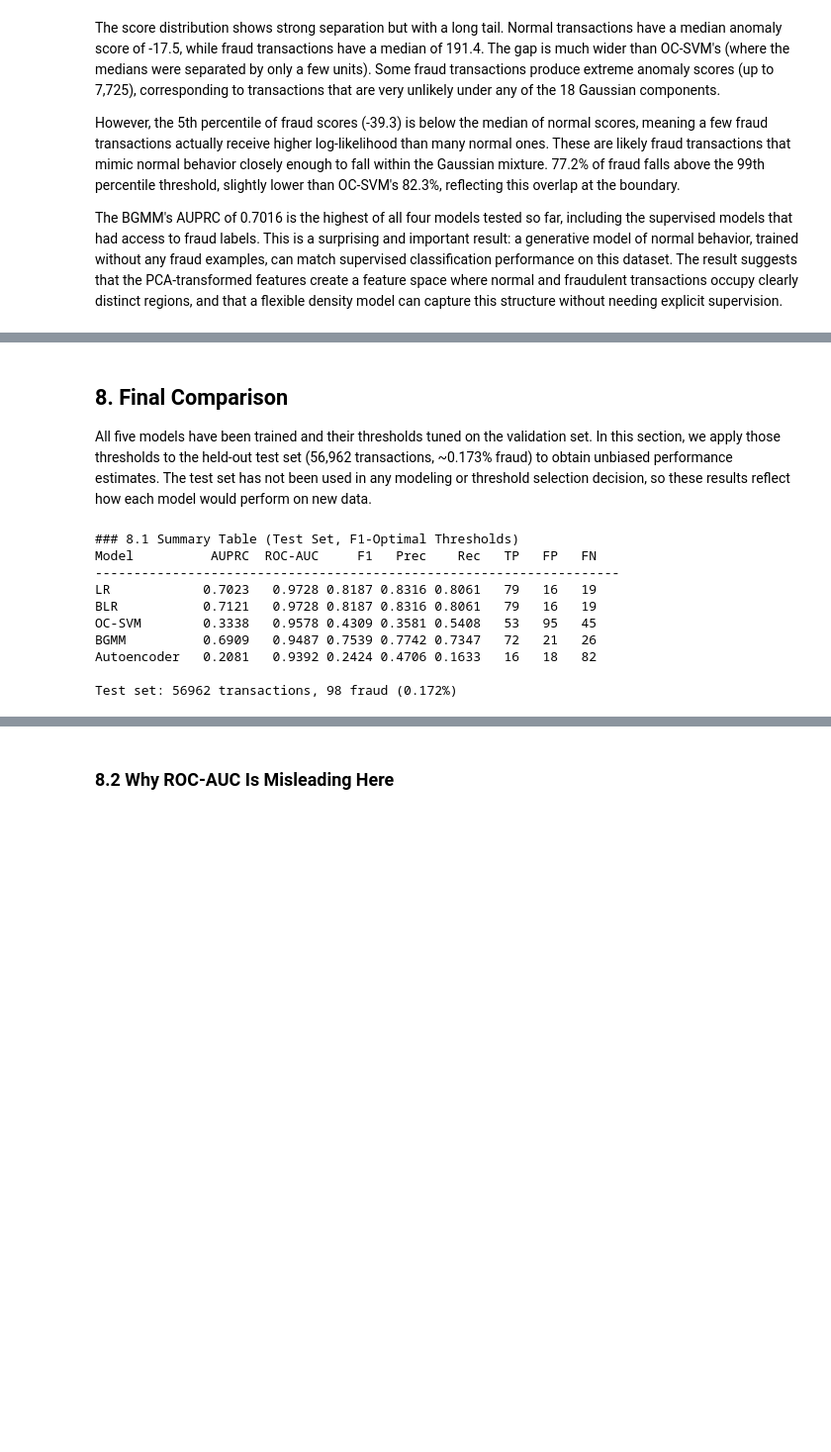
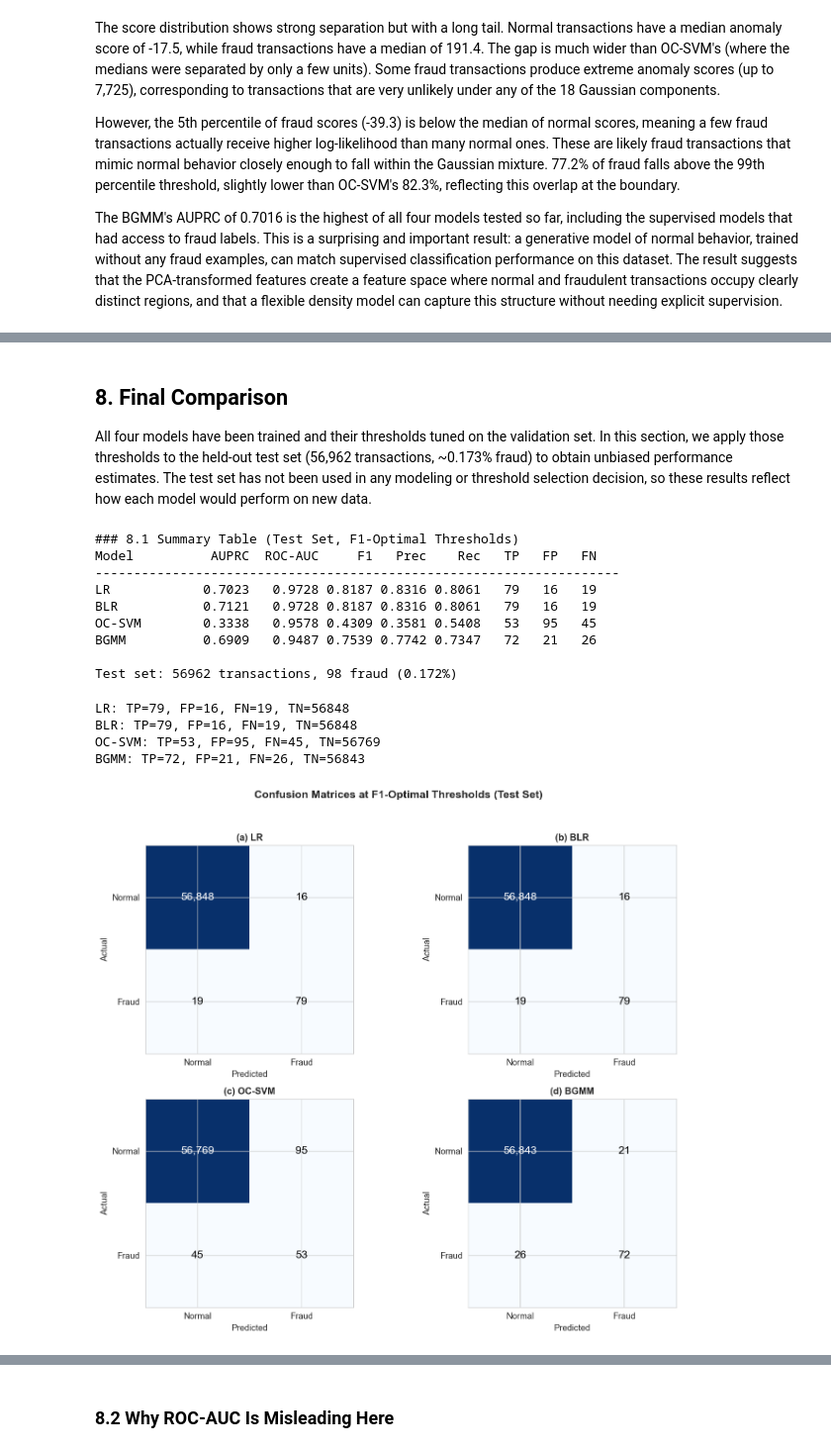
Before and after one commit to adamelhaa/cc-fraud-detection, a Jupyter notebook: notebooks/Notebook.ipynb, the cells around one changed output, grey strips where cells are left out. Shown at 99% size. Cells and saved outputs as stored; diff of their text form; code cells hidden in the pictures; blank space fills up the shorter version.

```diff
--- a/notebooks/Notebook.ipynb
+++ b/notebooks/Notebook.ipynb
@@ -1698,12 +1570,0 @@ The reconstruction error separates the two classes: normal transactions have a m
-# %%
-# training curve: loss over epochs
-fig, ax = plt.subplots(figsize=(8, 4))
-ax.plot(train_losses, label='Train loss', color='#4C72B0', lw=1.5)
-ax.plot(val_losses, label='Validation loss', color='#C44E52', lw=1.5)
-ax.set_xlabel('Epoch')
-ax.set_ylabel('MSE Loss')
-ax.set_title('Autoencoder Training Curve')
-ax.legend()
-plt.tight_layout()
-plt.savefig('../figures/autoencoder_training_curve.png', dpi=150, bbox_inches='tight')
-plt.show()
@@ -1947,7 +1621,7 @@ These thresholds were tuned on the validation set. In the next section, we apply
 # %% [markdown]
 ## 8. Final Comparison
 
-All five models have been trained and their thresholds tuned on the validation set. In this section, we apply those thresholds to the held-out test set (56,962 transactions, ~0.173% fraud) to obtain unbiased performance estimates. The test set has not been used in any modeling or threshold selection decision, so these results reflect how each model would perform on new data.
+All four models have been trained and their thresholds tuned on the validation set. In this section, we apply those thresholds to the held-out test set (56,962 transactions, ~0.173% fraud) to obtain unbiased performance estimates. The test set has not been used in any modeling or threshold selection decision, so these results reflect how each model would perform on new data.
 # %%
 # score all models on the test set
 from sklearn.metrics import (average_precision_score, roc_auc_score,
@@ -1971,13 +1645,6 @@ ocsvm_test_scores = -ocsvm.decision_function(X_test)
 # BGMM test scores (negate log-likelihood so higher = more anomalous)
 bgmm_test_scores = -bgmm.score_samples(X_test)
 
-# autoencoder test scores (reconstruction error)
-ae_model.eval()
-with torch.no_grad():
-    X_test_tensor = torch.FloatTensor(X_test)
-    ae_test_recon = ae_model(X_test_tensor)
-    ae_test_scores = ((X_test_tensor - ae_test_recon) ** 2).mean(dim=1).numpy()
-
 # compute all metrics at tuned thresholds
 test_metrics = {}
 models_test = [
@@ -1985,7 +1652,6 @@ models_test = [
     ('BLR', blr_test_probs, blr_opt_thresh),
     ('OC-SVM', ocsvm_test_scores, ocsvm_opt_thresh),
     ('BGMM', bgmm_test_scores, bgmm_opt_thresh),
-    ('Autoencoder', ae_test_scores, ae_opt_thresh),
 ]
 
 print("### 8.1 Summary Table (Test Set, F1-Optimal Thresholds)")
@@ -2019,6 +1685,59 @@ LR            0.7023   0.9728 0.8187 0.8316 0.8061   79   16   19
 BLR           0.7121   0.9728 0.8187 0.8316 0.8061   79   16   19
 OC-SVM        0.3338   0.9578 0.4309 0.3581 0.5408   53   95   45
 BGMM          0.6909   0.9487 0.7539 0.7742 0.7347   72   21   26
-Autoencoder   0.2081   0.9392 0.2424 0.4706 0.1633   16   18   82
 
 Test set: 56962 transactions, 98 fraud (0.172%)
+# %%
+# Confusion matrices at F1-optimal thresholds, test set
+# (Uses test set scores computed in the next cell; run that cell first if needed)
+from sklearn.metrics import confusion_matrix, f1_score
+
+tuned_results = {}
+model_scores = [
+    ('LR', lr_test_probs, lr_opt_thresh),
+    ('BLR', blr_test_probs, blr_opt_thresh),
+    ('OC-SVM', ocsvm_test_scores, ocsvm_opt_thresh),
+    ('BGMM', bgmm_test_scores, bgmm_opt_thresh),
+]
+
+for name, scores, thresh in model_scores:
+    preds = (scores >= thresh).astype(int)
+    cm = confusion_matrix(y_test, preds)
+    tn, fp, fn, tp = cm.ravel()
+    tuned_results[name] = {'cm': cm, 'tp': tp, 'fp': fp, 'fn': fn, 'tn': tn,
+                           'threshold': thresh}
+    print(f"{name}: TP={tp}, FP={fp}, FN={fn}, TN={tn}")
+
+# plot confusion matrices, 2x2 grid
+model_names = ['LR', 'BLR', 'OC-SVM', 'BGMM']
+labels = ['(a)', '(b)', '(c)', '(d)']
+
+fig, axes = plt.subplots(2, 2, figsize=(12, 10))
+fig.suptitle('Confusion Matrices at F1-Optimal Thresholds (Test Set)', fontsize=14, fontweight='bold', y=0.98)
+
+for idx, (name, label) in enumerate(zip(model_names, labels)):
+    row, col = divmod(idx, 2)
+    ax = axes[row, col]
+    cm = tuned_results[name]['cm']
+    im = ax.imshow(cm, cmap='Blues')
+    for i in range(2):
+        for j in range(2):
+            color = 'white' if cm[i, j] > cm.max() / 2 else 'black'
+            ax.text(j, i, f'{cm[i, j]:,}', ha='center', va='center', color=color, fontsize=14)
+    ax.set_xticks([0, 1])
+    ax.set_yticks([0, 1])
+    ax.set_xticklabels(['Normal', 'Fraud'], fontsize=11)
+    ax.set_yticklabels(['Normal', 'Fraud'], fontsize=11)
+    ax.set_xlabel('Predicted', fontsize=11)
+    ax.set_ylabel('Actual', fontsize=11)
+    ax.set_title(f'{label} {name}', fontsize=12, fontweight='bold')
+
+plt.tight_layout(rect=[0, 0, 1, 0.95])
+plt.savefig('../figures/confusion_matrices_tuned.png', dpi=150, bbox_inches='tight')
+plt.show()
+# %% [output]
+LR: TP=79, FP=16, FN=19, TN=56848
+BLR: TP=79, FP=16, FN=19, TN=56848
+OC-SVM: TP=53, FP=95, FN=45, TN=56769
+BGMM: TP=72, FP=21, FN=26, TN=56843
+[figure, new version]
```
Also changed, not shown: parts of 36 cells of this notebook, 6 other files.
